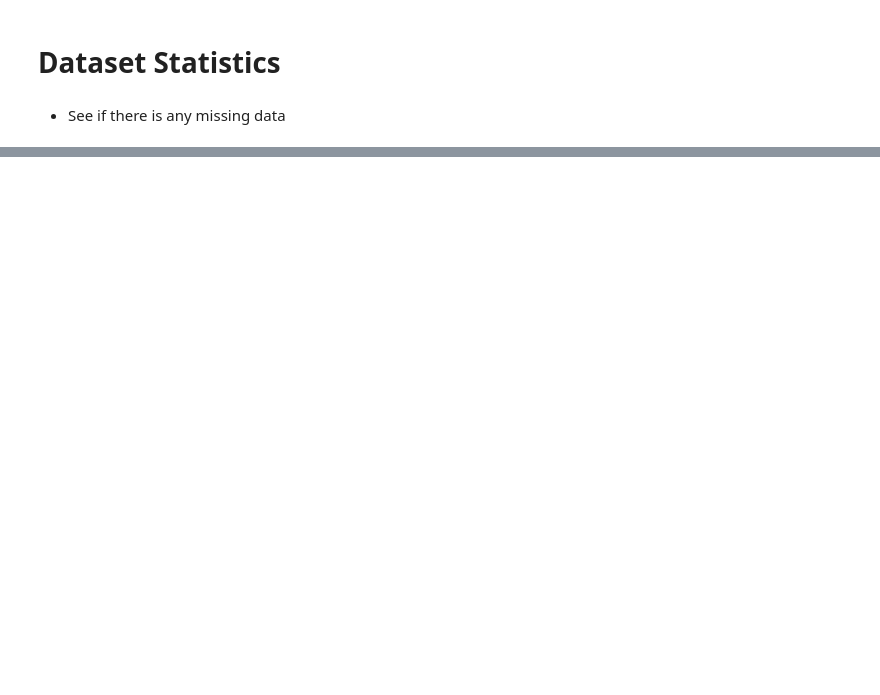
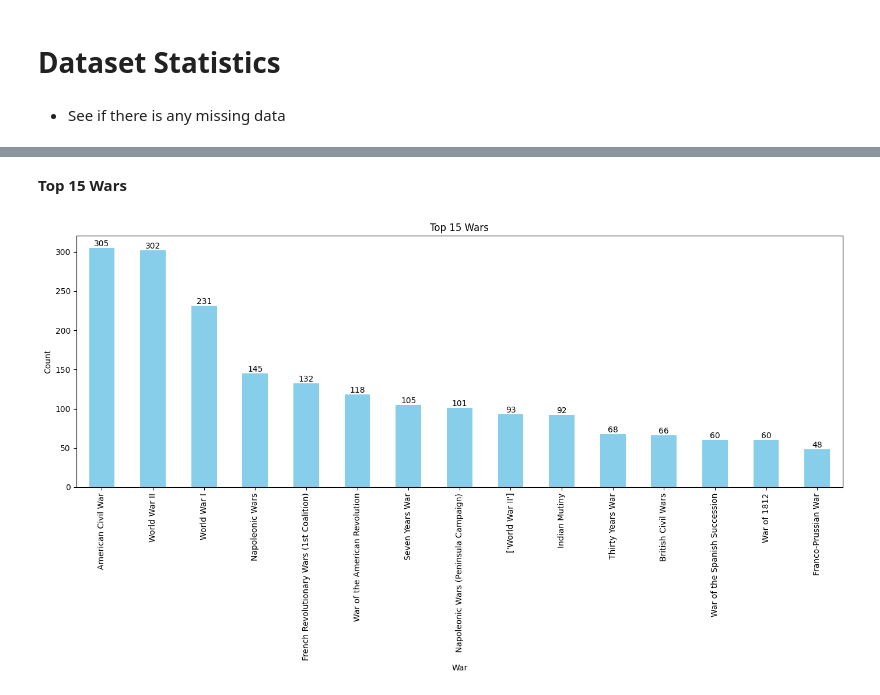
Before and after one commit to JoaoPadrao/PRI-Project, a Jupyter notebook: Statistics.ipynb, the cells around one changed output, grey strips where cells are left out. Cells and saved outputs as stored; diff of their text form; code cells hidden in the pictures; blank space fills up the shorter version.

```diff
--- a/Statistics.ipynb
+++ b/Statistics.ipynb
@@ -30,0 +94,16 @@ dtype: int64
+# %% [markdown]
+**Top 15 Wars**
+# %%
+top_15_wars = df['War'].value_counts().head(15)
+plt.figure(figsize=(14, 8))
+top_15_wars.plot(kind='bar', color='skyblue')
+plt.title('Top 15 Wars')
+plt.xlabel('War')
+plt.ylabel('Count')
+plt.xticks(rotation=90, fontsize=10)
+plt.tight_layout()
+
+for i, count in enumerate(top_15_wars):
+    plt.text(i, count, str(count), ha='center', va='bottom')
+# %% [output]
+[figure, added]
```
Also changed, not shown: parts of 18 cells of this notebook, 2 other files.
